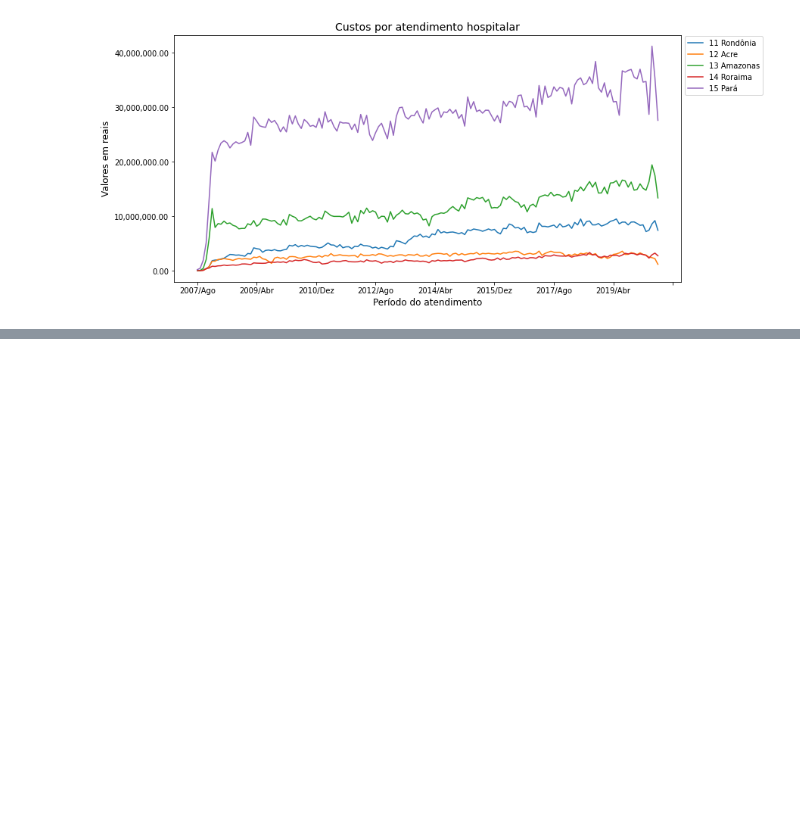
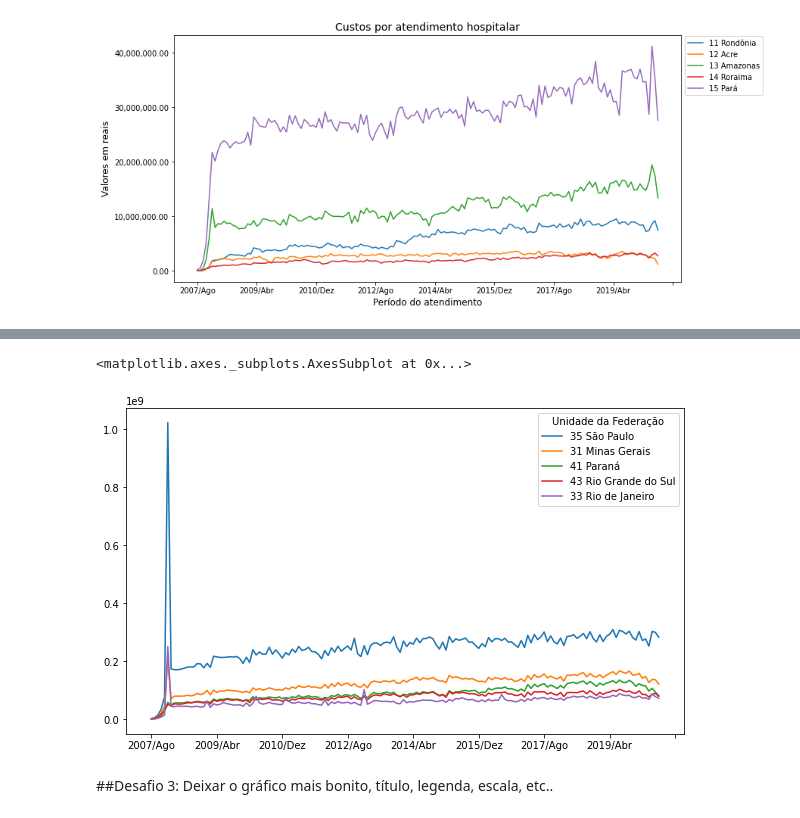
Before and after one commit to AdamStamm/bootcamp_alura, a Jupyter notebook: Notebooks/Bootcamp_Data_Science_Módulo_1.ipynb, the cells around one changed output, grey strips where cells are left out. Cells and saved outputs as stored; diff of their text form; code cells hidden in the pictures; blank space fills up the shorter version.

```diff
--- a/Notebooks/Bootcamp_Data_Science_Módulo_1.ipynb
+++ b/Notebooks/Bootcamp_Data_Science_Módulo_1.ipynb
@@ -482,0 +585,3 @@ Text(0.5, 0, 'Período do atendimento')
+# %%
+usaveis['Região'] = None
+print(usaveis.index)
@@ -482,0 +597,14 @@ Text(0.5, 0, 'Período do atendimento')
+# %%
+# Filtrando o primeiro caracter de cada index
+for index in usaveis.index:
+  if index[0] == '1':
+    usaveis.loc[index, 'Região'] = 'Norte'
+  elif index[0] == '2':
+    usaveis.loc[index, 'Região'] = 'Nordeste'
+  elif index[0] == '3':
+    usaveis.loc[index, 'Região'] = 'Sudeste'
+  elif index[0] == '4':
+    usaveis.loc[index, 'Região'] = 'Sul'
+  else:
+    usaveis.loc[index, 'Região'] = 'Centro-Oeste'
+usaveis.head()
@@ -482,0 +622,3 @@ Text(0.5, 0, 'Período do atendimento')
+# %%
+usaveis["Total"] = usaveis.sum(axis=1)
+usaveis.head()
@@ -482,0 +634,6 @@ Text(0.5, 0, 'Período do atendimento')
+# %%
+#Ordena os dados pela coluna total de forma decrescente (ascending=False) e atribui para a variavel ordenado_por_total
+ordenado_por_total = usaveis.sort_values("Total", ascending=False)
+#Exclui a coluna total e a coluna região
+ordenado_por_total = ordenado_por_total.drop("Total", axis=1)
+ordenado_por_total = ordenado_por_total.drop("Região", axis=1)
@@ -482,0 +651,7 @@ Text(0.5, 0, 'Período do atendimento')
+# %%
+ordenado_por_total[:5].T.plot(figsize=(10,6))
+# %% [output]
+<matplotlib.axes._subplots.AxesSubplot at 0x...>
+[figure, added]
+# %% [markdown]
+##Desafio 3: Deixar o gráfico mais bonito, título, legenda, escala, etc..
```
Also changed, not shown: parts of 69 cells of this notebook.
